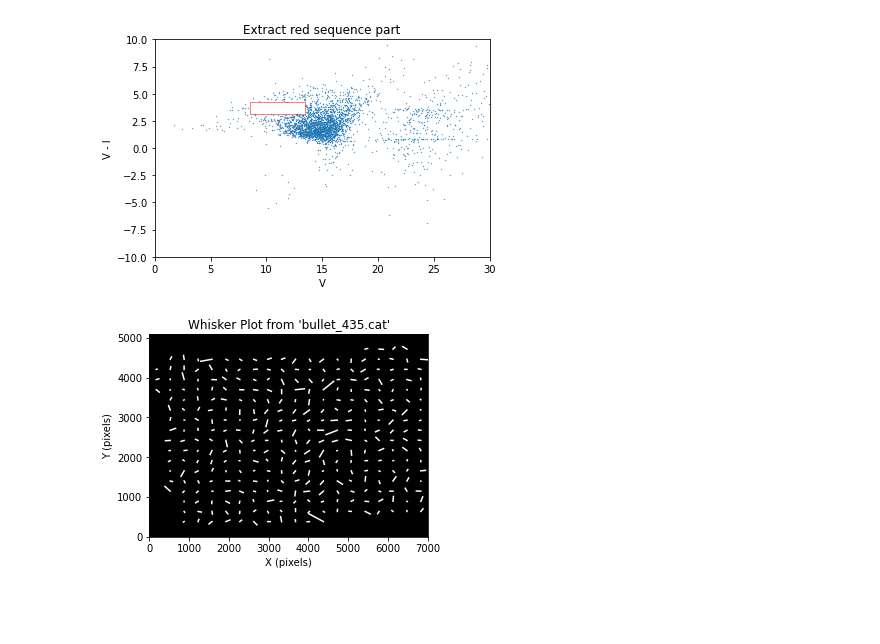
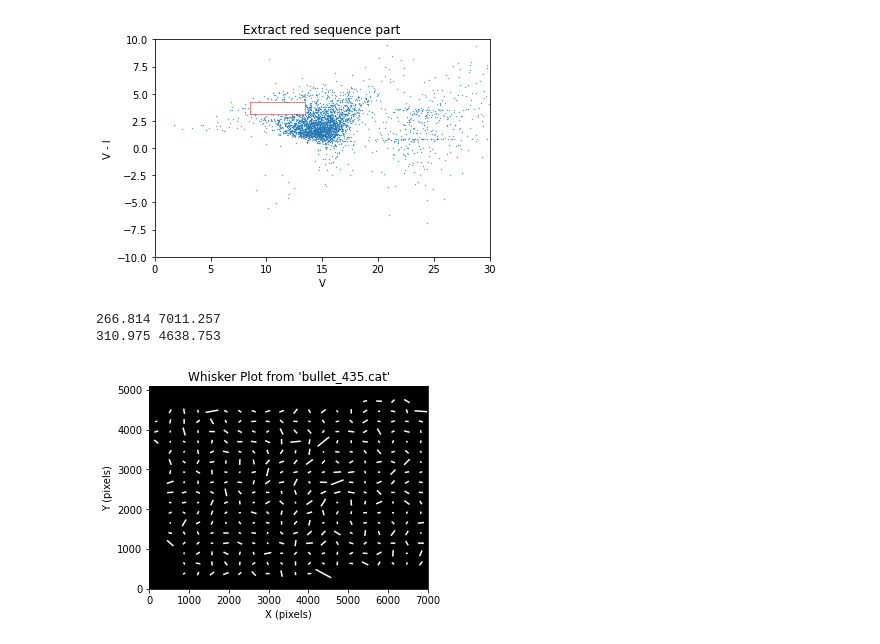
Before and after one commit to b0seong/Bullet_first-assignment_0106, a Jupyter notebook: ellip606dat파일로그린버전.ipynb, the cells around one changed output. Drawn from its saved outputs; the diff is of its cells as text; code cells hidden in the pictures; blank space fills up the shorter version.

```diff
--- a/ellip606dat파일로그린버전.ipynb
+++ b/ellip606dat파일로그린버전.ipynb
@@ -64,11 +64,13 @@ plt.show()
 dat606_ellip = fits.open('ellipticity_606.dat')
 
 #-----Morphological Properties
-xcen = dat606_ellip[1].data['X'][ind_background]     # max(xcen): 7011.474, min(xcen): 311.515
-ycen = dat606_ellip[1].data['Y'][ind_background]     # max(ycen): 4638.641, min(ycen): 311.515
+xcen = dat606_ellip[1].data['X'][ind_background]
+ycen = dat606_ellip[1].data['Y'][ind_background]
 phi = dat606_ellip[1].data['THETA'][ind_background]
-a = dat606_ellip[1].data['A'][ind_background]        # Profile RMS along major axis 라는데 확실히 맞는지는 모르겠다.
+a = dat606_ellip[1].data['A'][ind_background]
 b = dat606_ellip[1].data['B'][ind_background]
+print(min(xcen), max(xcen)) #266.814, 7011.257
+print(min(ycen), max(ycen)) #310.975, 4638.753
 
 #-----Make image
 image = np.zeros((5100,7013))
@@ -77,13 +79,14 @@ image = np.zeros((5100,7013))
 r1 = dat606_ellip[1].data['E1'][ind_background]
 r2 = dat606_ellip[1].data['E2'][ind_background]
 r = (r1**2+r2**2)**(1/2)
+# %% [output]
+266.814 7011.257
+310.975 4638.753
 # %%
 #-----Whisker Plot
 
 r1_mean_list = np.array([])
 r2_mean_list = np.array([])
-
-length_r = np.array([])
 
 loc_start = np.empty((0,2))
 loc_end = np.empty((0,2))
@@ -94,43 +97,44 @@ dim2_array_r2 = np.zeros((20,20))
 for i in range(20):
     for j in range(20):
         ind = np.where( (255*i<ycen) & (ycen<255*(i+1)) & (350*j<xcen) & (xcen<350*(j+1)) )         # 20by20 각 셀의 indexing
-        # 현재 cat의 number는 4474개
 
         r1_mean = 5e2*np.mean(r1[ind])                                                              # 각 셀에서의 gamma1과 gamma2의 평균(대표로 쓸 값)
         r2_mean = 5e2*np.mean(r2[ind])
         r1_mean_list = np.append(r1_mean_list, r1_mean)
         r2_mean_list = np.append(r2_mean_list, r2_mean)
 
         center = np.array([350*j+350/2, 255*i+255/2], dtype='float64').reshape(1,2)                 # 20by20의 각 셀의 중심 좌표
-        loc_start = np.append(loc_start, center, axis=0)
 
-        stick_end = np.array([center[0][0]+r1_mean, center[0][1]+r2_mean]).reshape(1,2)
+        stick_start = np.array([center[0][0]-r1_mean/2, center[0][1]-r2_mean/2]).reshape(1,2)
+        loc_start = np.append(loc_start, stick_start, axis=0)
+
+        stick_end = np.array([center[0][0]+r1_mean/2, center[0][1]+r2_mean/2]).reshape(1,2)
         loc_end = np.append(loc_end, stick_end, axis=0)                                             # 20by20의 각 셀에 해당하는 whisker plot의 끝 점 좌표
 
         dim2_array_r1[i][j] += r1_mean/1e3                           # 여기서 바로 mass map 그리는데 필요한 2차원 상의 gamma값 그려보려고 추가함.
         dim2_array_r2[i][j] += r2_mean/1e3
 
 
 ind = np.where(np.isnan(dim2_array_r1))
 dim2_array_r1[ind]=0
 
 ind2 = np.where(np.isnan(dim2_array_r2))
 dim2_array_r2[ind]=0
 
 background = np.zeros((5100,7013))                                   # 행이 y뜻함
 
 fig = plt.figure(figsize=(5,5))
 plt.imshow(background, cmap='gray', origin = 'lower')
 plt.plot([loc_start[:,0],loc_end[:,0]], [loc_start[:,1],loc_end[:,1]], color='w')
 plt.title("Whisker Plot from 'bullet_435.cat'")
 plt.xlabel("X (pixels)")
 plt.ylim(0,5100)
 plt.xlim(0,7013)
 plt.ylabel("Y (pixels)")
 plt.savefig("Whisker Plot from 'bullet_435.cat'.png", dpi=100)
 plt.show()
 # %% [output]
-[figure, old version]
+[figure, new version]
 # %%
 #-----mass distribution map(=kapp map)
 
```
Also changed, not shown: parts of 5 cells of this notebook, 9 other files.
